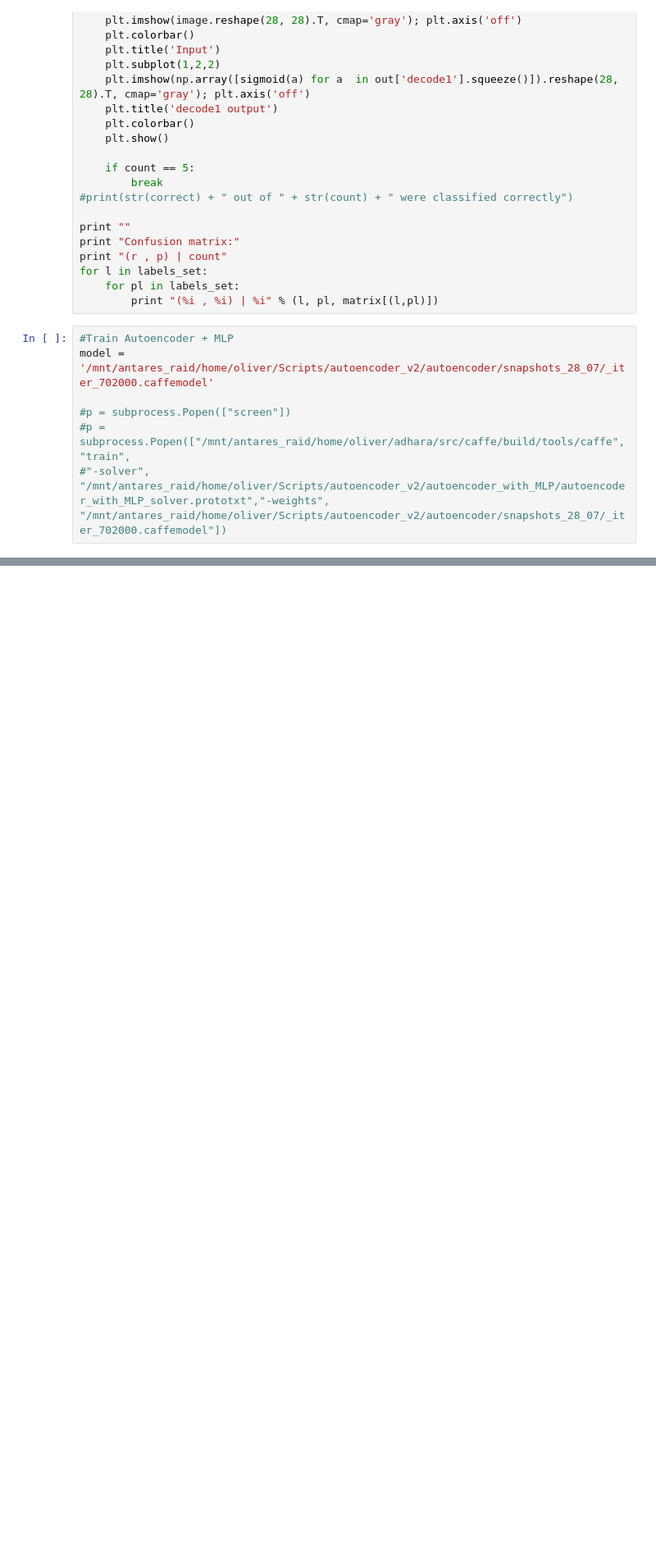
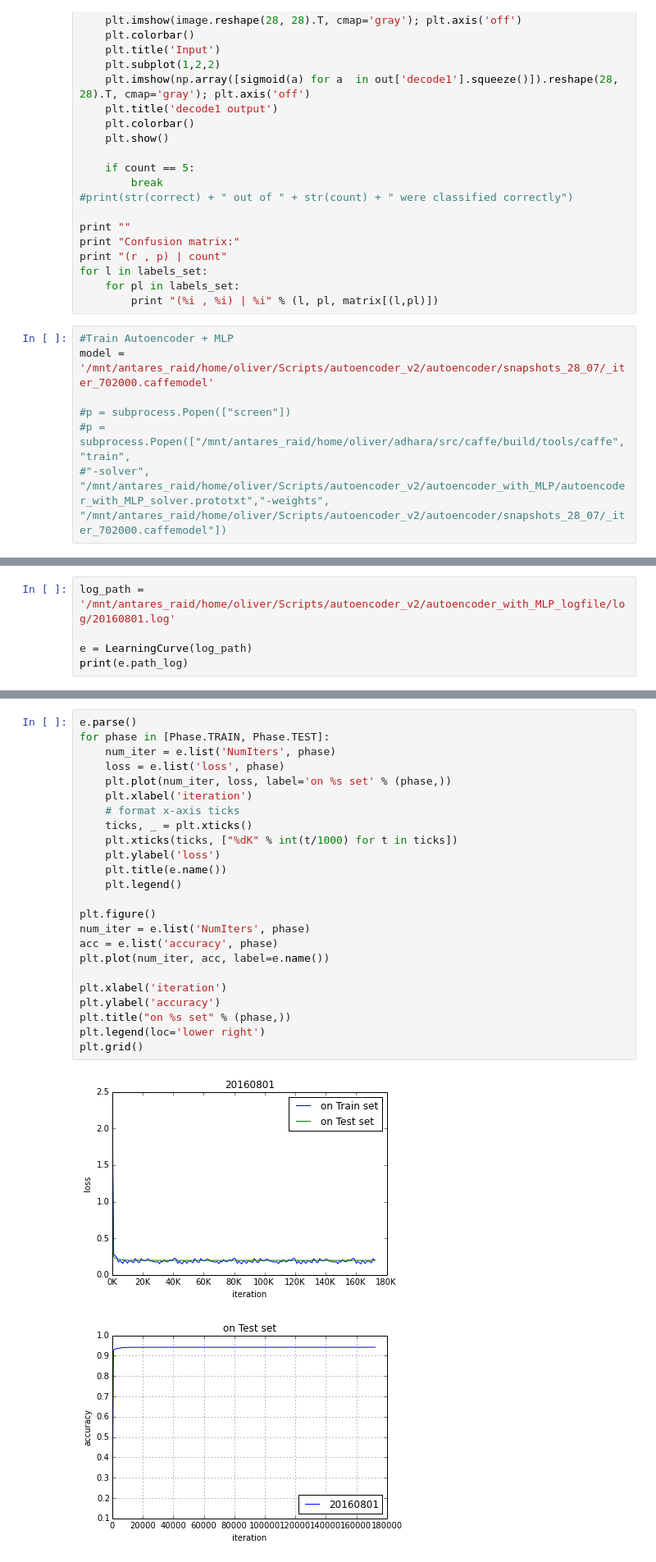
Before and after one commit to Kreiswolke/DeepInvariance, a Jupyter notebook: autoencoder_v2/run_script.ipynb, the cells around one changed output, grey strips where cells are left out. Shown at 82% size. Drawn from its saved outputs; the diff is of its cells as text; blank space fills up the shorter version.

Commit message:
Plotting learning curve for a testing log file

```diff
--- a/autoencoder_v2/run_script.ipynb
+++ b/autoencoder_v2/run_script.ipynb
@@ -199,0 +163,5 @@ pred
+# %%
+log_path = '/mnt/antares_raid/home/oliver/Scripts/autoencoder_v2/autoencoder_with_MLP_logfile/log/20160801.log'
+
+e = LearningCurve(log_path)
+print(e.path_log)
@@ -199,0 +207,27 @@ pred
+# %%
+e.parse()
+for phase in [Phase.TRAIN, Phase.TEST]:
+    num_iter = e.list('NumIters', phase)
+    loss = e.list('loss', phase)
+    plt.plot(num_iter, loss, label='on %s set' % (phase,))
+    plt.xlabel('iteration')
+    # format x-axis ticks
+    ticks, _ = plt.xticks()
+    plt.xticks(ticks, ["%dK" % int(t/1000) for t in ticks])
+    plt.ylabel('loss')
+    plt.title(e.name())
+    plt.legend()
+
+plt.figure()
+num_iter = e.list('NumIters', phase)
+acc = e.list('accuracy', phase)
+plt.plot(num_iter, acc, label=e.name())
+
+plt.xlabel('iteration')
+plt.ylabel('accuracy')
+plt.title("on %s set" % (phase,))
+plt.legend(loc='lower right')
+plt.grid()
+# %% [output]
+[figure, added]
+[figure, added]
```
Also changed, not shown: parts of 9 cells of this notebook.
